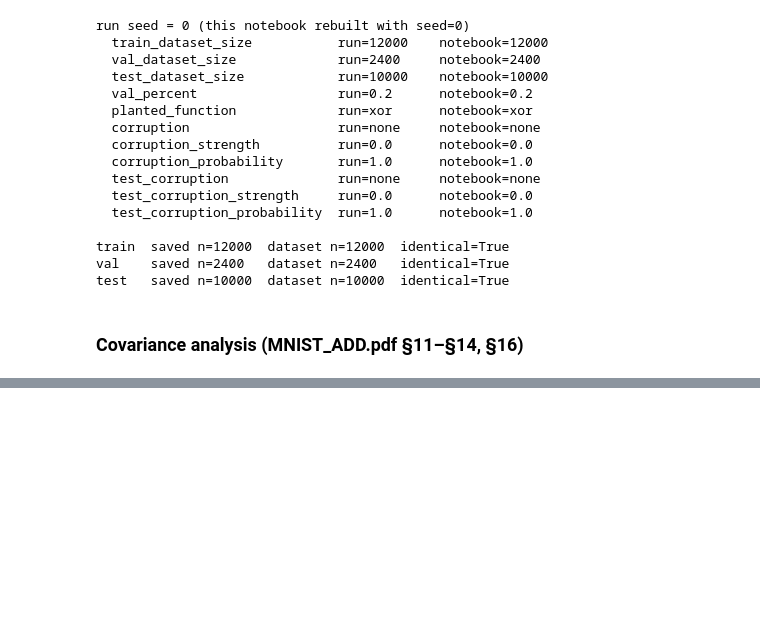
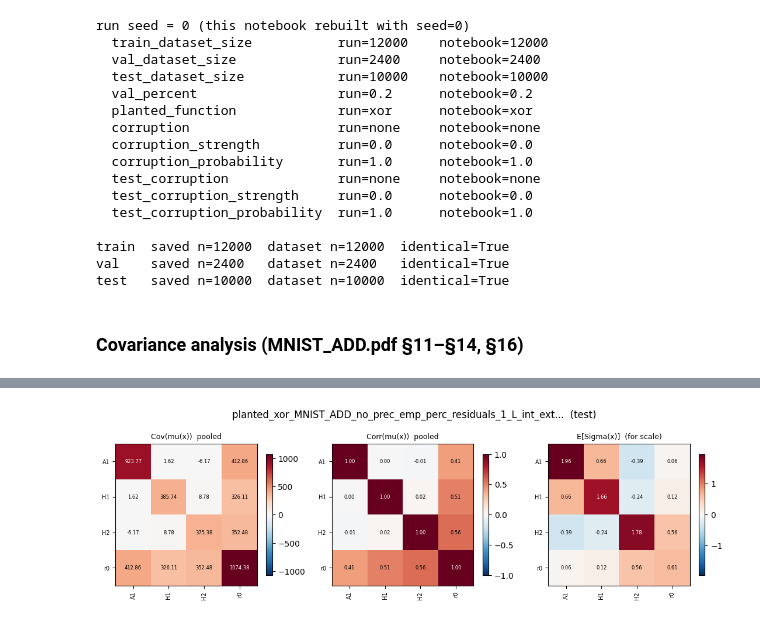
Before and after one commit to stephenmarcou/SCBM_implementation, a Jupyter notebook: mnist_add_analysis.ipynb, the cells around one changed output, grey strips where cells are left out. Drawn from its saved outputs; the diff is of its cells as text; code cells hidden in the pictures; blank space fills up the shorter version.

Commit message:
new mnist-add experiment

```diff
--- a/mnist_add_analysis.ipynb
+++ b/mnist_add_analysis.ipynb
@@ -157,9 +169,24 @@ from utils.metrics import _roc_auc_score_with_missing  # support-weighted OVR, a
 
 RUN = Path(
     "experiments/scbm_residual/MNIST-Add-Cov/"
-    "planted_xor_MNIST_ADD_emp_perc_residuals_1"
-    "_L_int_extension_loss_weight_1_2026-09-06_14-56-59_a7f7f"
+    "planted_xor_MNIST_ADD_no_prec_emp_perc_residuals_1_L_int_extension_loss_weight_1_2026-09-06_21-31-35_4e989"
 )
+
+# RUN = Path(
+#     "experiments/scbm_residual/MNIST-Add-Cov/"
+#     "planted_xor_MNIST_ADD_emp_perc_residuals_1_L_int_extension_loss_weight_1_2026-09-06_14-56-59_a7f7f"
+# )
+
+# RUN = Path(
+#     "experiments/scbm_residual/MNIST-Add-Cov/"
+#     "planted_xor_MNIST_ADD_non_lin_emp_perc_residuals_1_L_int_extension_loss_weight_1_2026-09-07_09-47-54_6a21a"
+# )
+
+# RUN = Path(
+#     "experiments/scbm_residual/MNIST-Add-Cov/"
+#     "planted_xor_MNIST_ADD_non_lin_no_prec_emp_perc_residuals_1_L_int_extension_loss_weight_1_2026-09-07_11-02-13_da59d")
+
+
 SPLITS = (("train", trainset), ("val", valset), ("test", testset))
 
 
@@ -387,0 +657,69 @@ C=3  R=1  split=test
+# %%
+# Empirical covariance of the predicted means, Cov(mu(x)), pooled and per class.
+#
+# Law of total covariance for the concept-residual logits:
+#     Cov(eta) = Cov(mu(x))  +  E[Sigma(x)]
+# The first term is what this cell plots -- variation of the predicted mean across
+# images, which is where the concept/residual *signal* lives -- and the second is the
+# per-sample Sigma averaged, plotted alongside for scale. The two answer different
+# questions: E[Sigma] says how uncertain one prediction is, Cov(mu) says how the
+# predictions move together across the dataset.
+#
+# mu / Sigma / y_true / axis_names / per_class come from the two cells above.
+mu_cov = np.cov(mu, rowvar=False)
+mu_corr = np.corrcoef(mu, rowvar=False)
+mean_Sigma = Sigma.mean(0)
+
+
+def plot_matrix(m, ax, title, symmetric, cmap):
+    """One annotated heatmap; `symmetric` centres a diverging scale on zero."""
+    v = np.nanmax(np.abs(m))
+    im = ax.imshow(m, cmap=cmap, vmin=-v if symmetric else 0, vmax=v)
+    ax.set_title(title, fontsize=9)
+    ax.set_xticks(range(len(axis_names)), axis_names, fontsize=7, rotation=90)
+    ax.set_yticks(range(len(axis_names)), axis_names, fontsize=7)
+    for i in range(len(axis_names)):
+        for j in range(len(axis_names)):
+            if np.isnan(m[i, j]):
+                continue
+            # Diverging maps are light near zero and dark at both ends; viridis is
+            # the other way round, so the text colour rule flips with `symmetric`.
+            shade = abs(m[i, j]) / v
+            dark_cell = shade > 0.6 if symmetric else shade < 0.6
+            ax.text(j, i, f"{m[i, j]:.2f}", ha="center", va="center", fontsize=6,
+                    color="white" if dark_cell else "black")
+    plt.colorbar(im, ax=ax, shrink=0.75)
+    return im
+
+
+fig, axes = plt.subplots(1, 3, figsize=(11, 3.4))
+plot_matrix(mu_cov, axes[0], "Cov(mu(x))  pooled", True, "RdBu_r")
+plot_matrix(mu_corr, axes[1], "Corr(mu(x))  pooled", True, "RdBu_r")
+plot_matrix(mean_Sigma, axes[2], "E[Sigma(x)]  (for scale)", True, "RdBu_r")
+fig.suptitle(f"{RUN.name[:60]}...  ({SPLIT})")
+fig.tight_layout()
+plt.show()
+
+# Within-class Cov(mu): the pooled version is dominated by between-class movement of the
+# mean (the concepts are what the class is made of), so conditioning on y is what shows
+# the structure left over inside a class.
+within = {k: (np.cov(mu[y_true == k], rowvar=False) if k != "all"
+              else np.cov(mu, rowvar=False)) for k in per_class}
+plot_class_covariances({k: np.abs(v) for k, v in within.items()}, False,
+                       f"|Cov(mu(x)) | y|  ({SPLIT})")
+plt.show()
+
+# The residual's row, as correlations: pooled, then within each class.
+print(f"corr(mu) residual rows -- pooled and within class ({SPLIT})\n")
+print(f"{'class':<7}{'n':>6}" + "".join(
+    f"{f'corr({c},{r})':>16}"
+    for r in axis_names[n_concepts:] for c in axis_names[:n_concepts]))
+for k in per_class:
+    sub = mu if k == "all" else mu[y_true == k]
+    n = len(sub)
+    corr = np.corrcoef(sub, rowvar=False)
+    row = "".join(f"{corr[i, n_concepts + j]:>16.3f}"
+                  for j in range(n_residuals) for i in range(n_concepts))
+    print(f"{str(k):<7}{n:>6}{row}")
+# %% [output]
+[figure, added]
```
Also changed, not shown: parts of 15 cells of this notebook, 8 other files.
